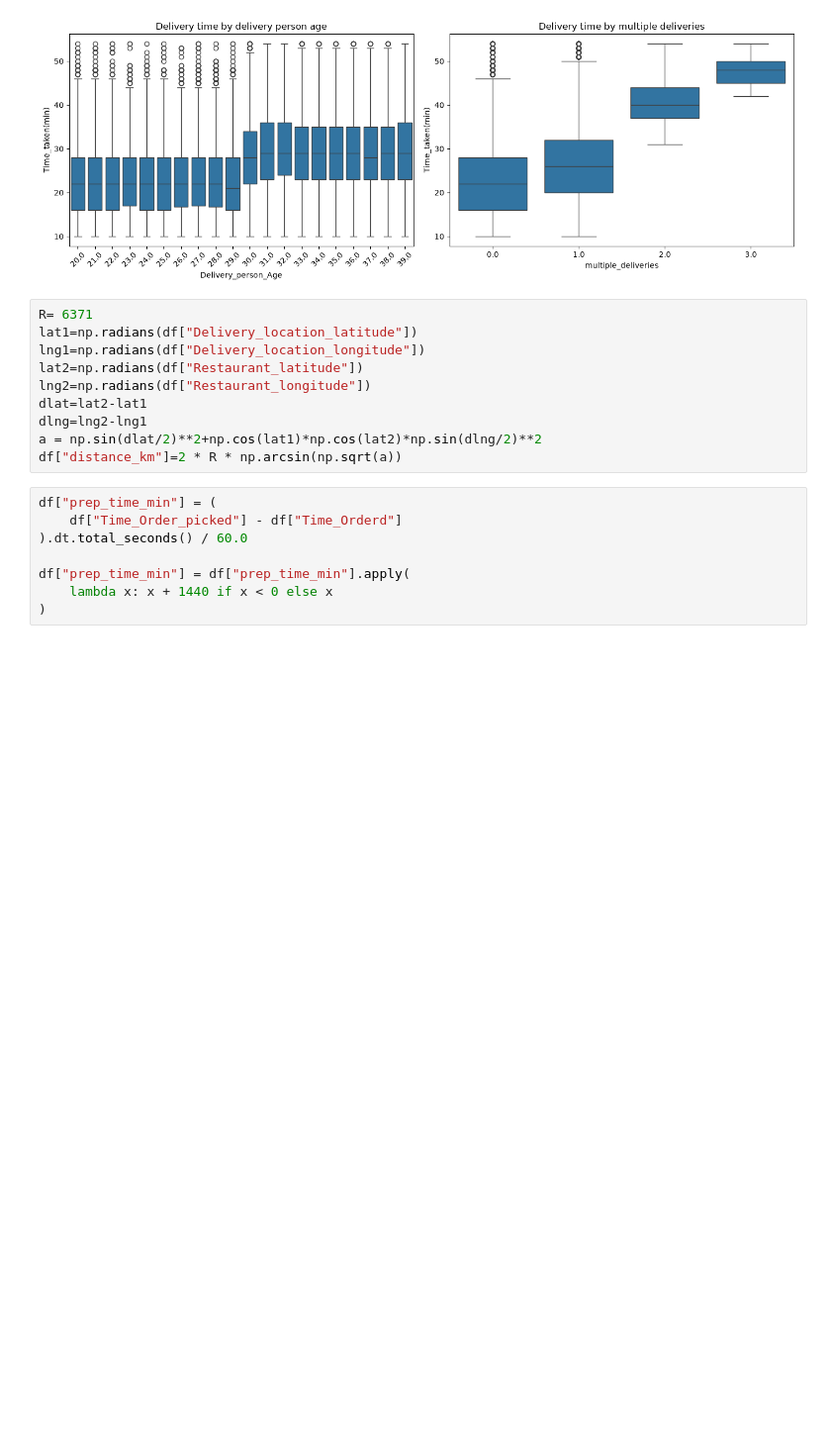
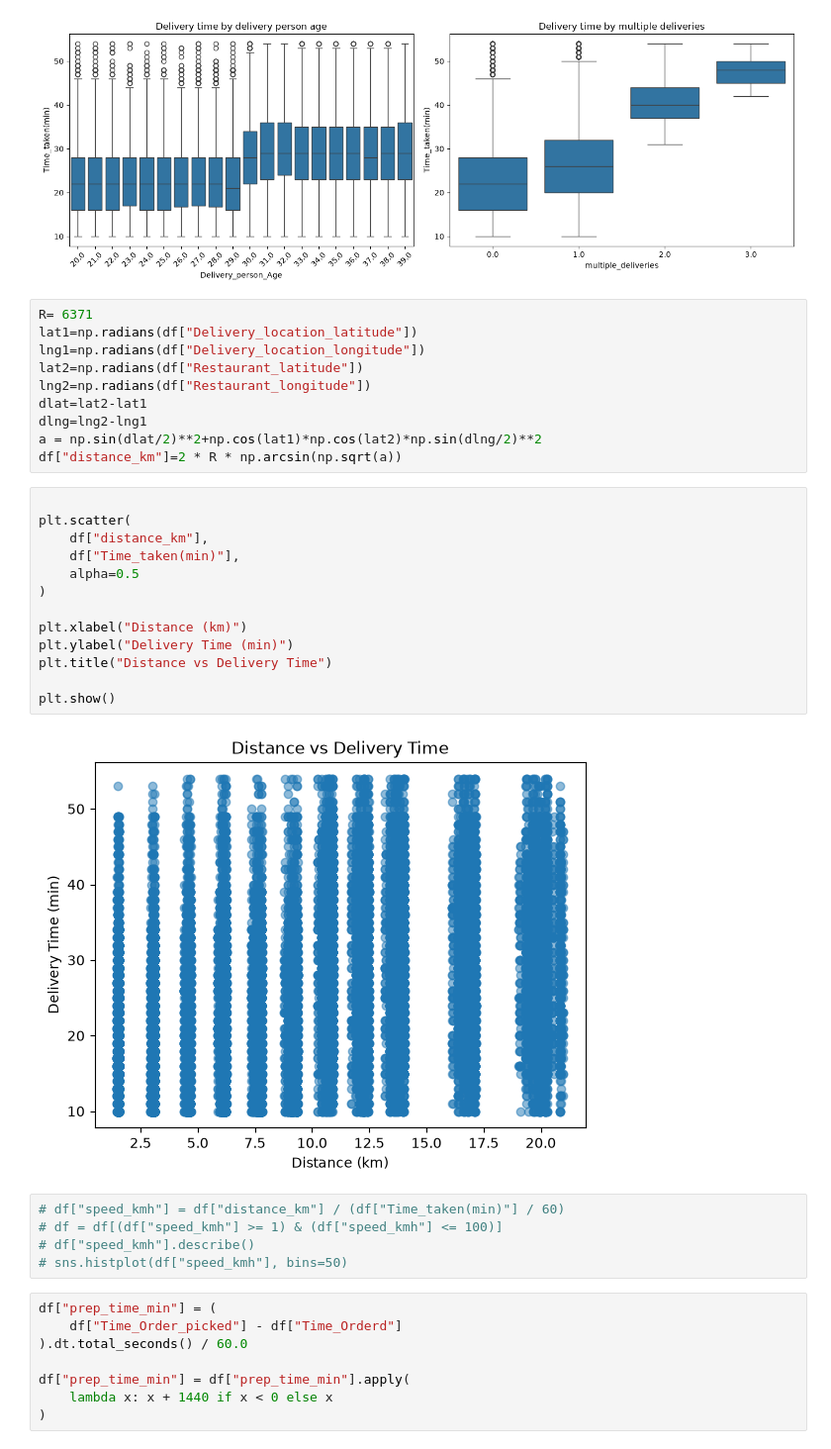
Before and after one commit to Anas-EL-KHADIRI/food_delivery_ml, a Jupyter notebook: notebooks/analysis.ipynb, the cells around one changed output. Shown at 99% size. Cells and saved outputs as stored; diff of their text form; blank space fills up the shorter version.

```diff
--- a/notebooks/analysis.ipynb
+++ b/notebooks/analysis.ipynb
@@ -518,6 +474,26 @@ dlat=lat2-lat1
 dlng=lng2-lng1
 a = np.sin(dlat/2)**2+np.cos(lat1)*np.cos(lat2)*np.sin(dlng/2)**2
 df["distance_km"]=2 * R * np.arcsin(np.sqrt(a))
+# %%
+
+plt.scatter(
+    df["distance_km"],
+    df["Time_taken(min)"],
+    alpha=0.5
+)
+
+plt.xlabel("Distance (km)")
+plt.ylabel("Delivery Time (min)")
+plt.title("Distance vs Delivery Time")
+
+plt.show()
+# %% [output]
+[figure, added]
+# %%
+# df["speed_kmh"] = df["distance_km"] / (df["Time_taken(min)"] / 60)
+# df = df[(df["speed_kmh"] >= 1) & (df["speed_kmh"] <= 100)]
+# df["speed_kmh"].describe()
+# sns.histplot(df["speed_kmh"], bins=50)
 # %%
 df["prep_time_min"] = (
     df["Time_Order_picked"] - df["Time_Orderd"]
```
Also changed, not shown: parts of 16 cells of this notebook, 7 other files.
